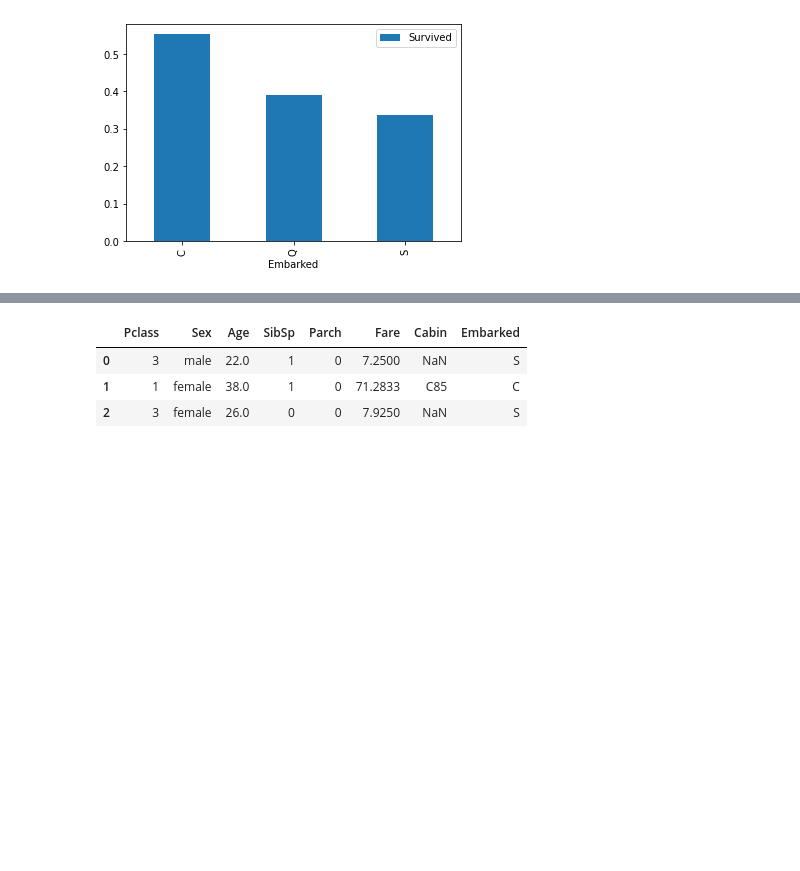
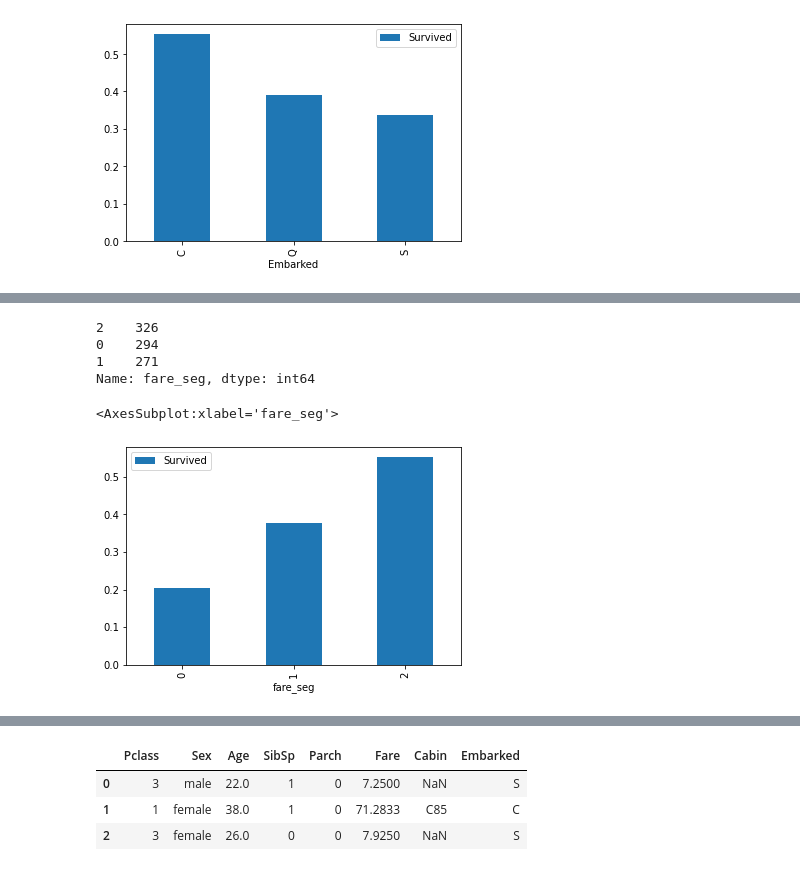
Before and after one commit to mayanksinghkgp/Mini_Projects, a Jupyter notebook: Machine_learning_form_disaster/titanic_prediction.ipynb, the cells around one changed output, grey strips where cells are left out. Saved outputs shown, nothing was run; the diff lists cells and outputs as text; code cells hidden in the pictures; blank space fills up the shorter version.

```diff
--- a/Machine_learning_form_disaster/titanic_prediction.ipynb
+++ b/Machine_learning_form_disaster/titanic_prediction.ipynb
@@ -101,0 +138,25 @@ pd.pivot_table(df1,index=['Embarked'],values=['Survived'],aggfunc=np.mean).plot(
+# %%
+#segregating people based on Fare into 3 segments
+q1 = df1.Fare.quantile(0.33)
+q2 = df1.Fare.quantile(0.66)
+def fare_seg(x):
+    if x<q1:
+        return 0
+    elif x>=q1 and x<q2:
+        return 1
+    elif x>=q2:
+        return 2
+    return 3
+
+df1['fare_seg'] = df1.Fare.apply(fare_seg)
+df1['fare_seg'].value_counts()
+# %% [output]
+2    326
+0    294
+1    271
+Name: fare_seg, dtype: int64
+# %%
+pd.pivot_table(df1,index=['fare_seg'],values=['Survived'],aggfunc='mean').plot(kind = 'bar')
+# %% [output]
+<AxesSubplot:xlabel='fare_seg'>
+[figure, added]
```
Also changed, not shown: parts of 10 cells of this notebook.
